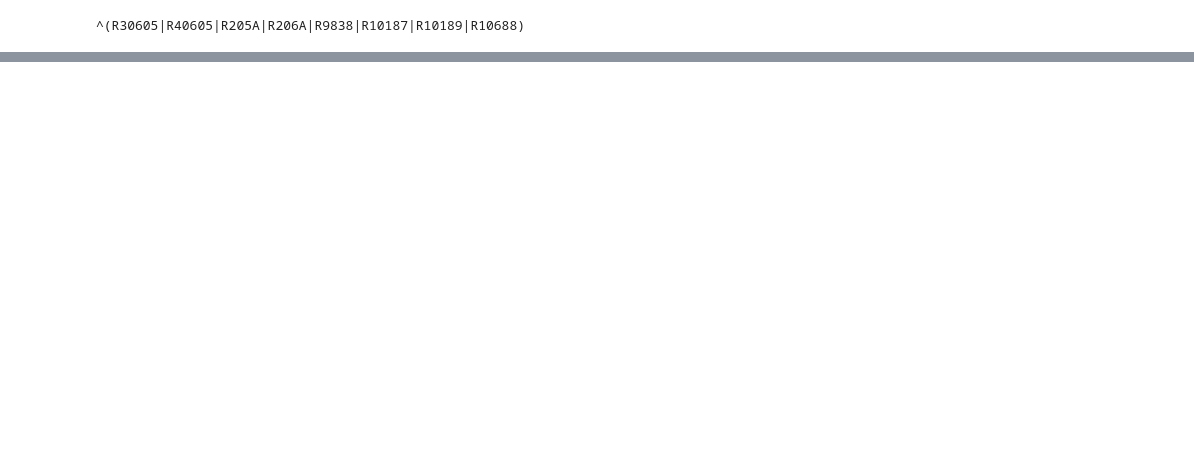
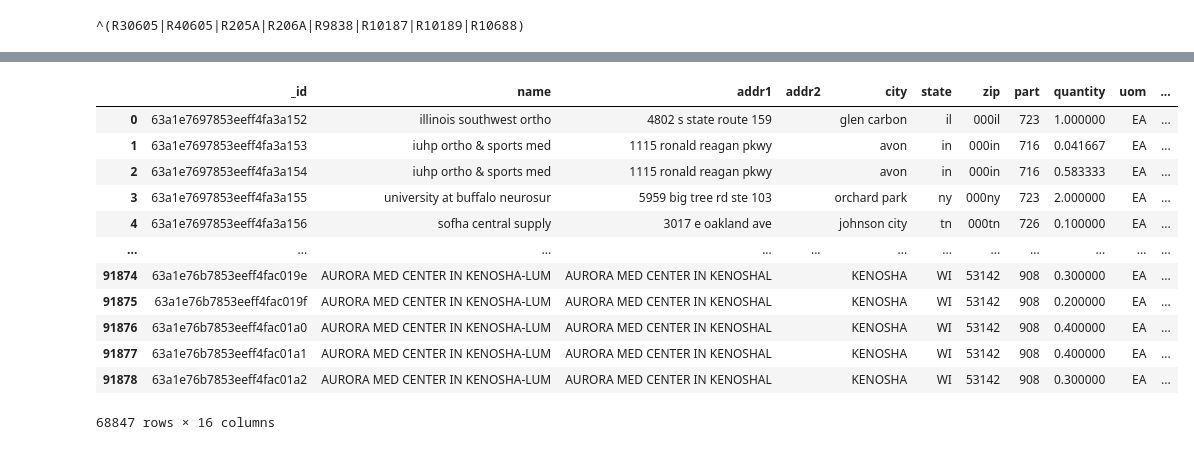
Before and after one commit to jlmodell/sales_tracings_mongodb, a Jupyter notebook: search.ipynb, the cells around one changed output, grey strips where cells are left out. Cells and saved outputs as stored; diff of their text form; code cells hidden in the pictures; blank space fills up the shorter version.

```diff
--- a/search.ipynb
+++ b/search.ipynb
@@ -34,0 +73,4 @@ sales_df = pd.DataFrame(sales)
+# %%
+sched_data = { x["part"]: x for x in sd.find({},{ "_id": 0 }) }
+
+sched_data
@@ -34,0 +95,35 @@ sales_df = pd.DataFrame(sales)
+# %%
+from functools import lru_cache
+
+@lru_cache(maxsize=1000)
+def get_sched_data(part, quantity):
+    data = sched_data.get(part, None)
+    if data:
+        return quantity / data["each_per_case"]
+    return -1
+
+def serializable_function(row):
+    return get_sched_data(row["part"], row["quantity"])
+
+
+
+sales_df_conversion["quantity"] = sales_df_conversion.progress_apply(serializable_function, axis=1)
+
+sales_df_conversion_good = sales_df_conversion[sales_df_conversion["quantity"] != -1]
+sales_df_conversion_bad = sales_df_conversion[sales_df_conversion["quantity"] == -1]
+# %%
+sales_df_conversion_good
+# %% [output]
+|  | _id | name | addr1 | addr2 | city | state | zip | part | quantity | uom | ... |
+| 0 | 63a1e7697853eeff4fa3a152 | illinois southwest ortho | 4802 s state route 159 |  | glen carbon | il | 000il | 723 | 1.000000 | EA | ... |
+| 1 | 63a1e7697853eeff4fa3a153 | iuhp ortho & sports med | 1115 ronald reagan pkwy |  | avon | in | 000in | 716 | 0.041667 | EA | ... |
+| 2 | 63a1e7697853eeff4fa3a154 | iuhp ortho & sports med | 1115 ronald reagan pkwy |  | avon | in | 000in | 716 | 0.583333 | EA | ... |
+| 3 | 63a1e7697853eeff4fa3a155 | university at buffalo neurosur | 5959 big tree rd ste 103 |  | orchard park | ny | 000ny | 723 | 2.000000 | EA | ... |
+| 4 | 63a1e7697853eeff4fa3a156 | sofha central supply | 3017 e oakland ave |  | johnson city | tn | 000tn | 726 | 0.100000 | EA | ... |
+| ... | ... | ... | ... | ... | ... | ... | ... | ... | ... | ... | ... |
+| 91874 | 63a1e76b7853eeff4fac019e | AURORA MED CENTER IN KENOSHA-LUM | AURORA MED CENTER IN KENOSHAL |  | KENOSHA | WI | 53142 | 908 | 0.300000 | EA | ... |
+| 91875 | 63a1e76b7853eeff4fac019f | AURORA MED CENTER IN KENOSHA-LUM | AURORA MED CENTER IN KENOSHAL |  | KENOSHA | WI | 53142 | 908 | 0.200000 | EA | ... |
+| 91876 | 63a1e76b7853eeff4fac01a0 | AURORA MED CENTER IN KENOSHA-LUM | AURORA MED CENTER IN KENOSHAL |  | KENOSHA | WI | 53142 | 908 | 0.400000 | EA | ... |
+| 91877 | 63a1e76b7853eeff4fac01a1 | AURORA MED CENTER IN KENOSHA-LUM | AURORA MED CENTER IN KENOSHAL |  | KENOSHA | WI | 53142 | 908 | 0.400000 | EA | ... |
+| 91878 | 63a1e76b7853eeff4fac01a2 | AURORA MED CENTER IN KENOSHA-LUM | AURORA MED CENTER IN KENOSHAL |  | KENOSHA | WI | 53142 | 908 | 0.300000 | EA | ... |
+68847 rows × 16 columns
```
Also changed, not shown: parts of 10 cells of this notebook, 3 other files.
